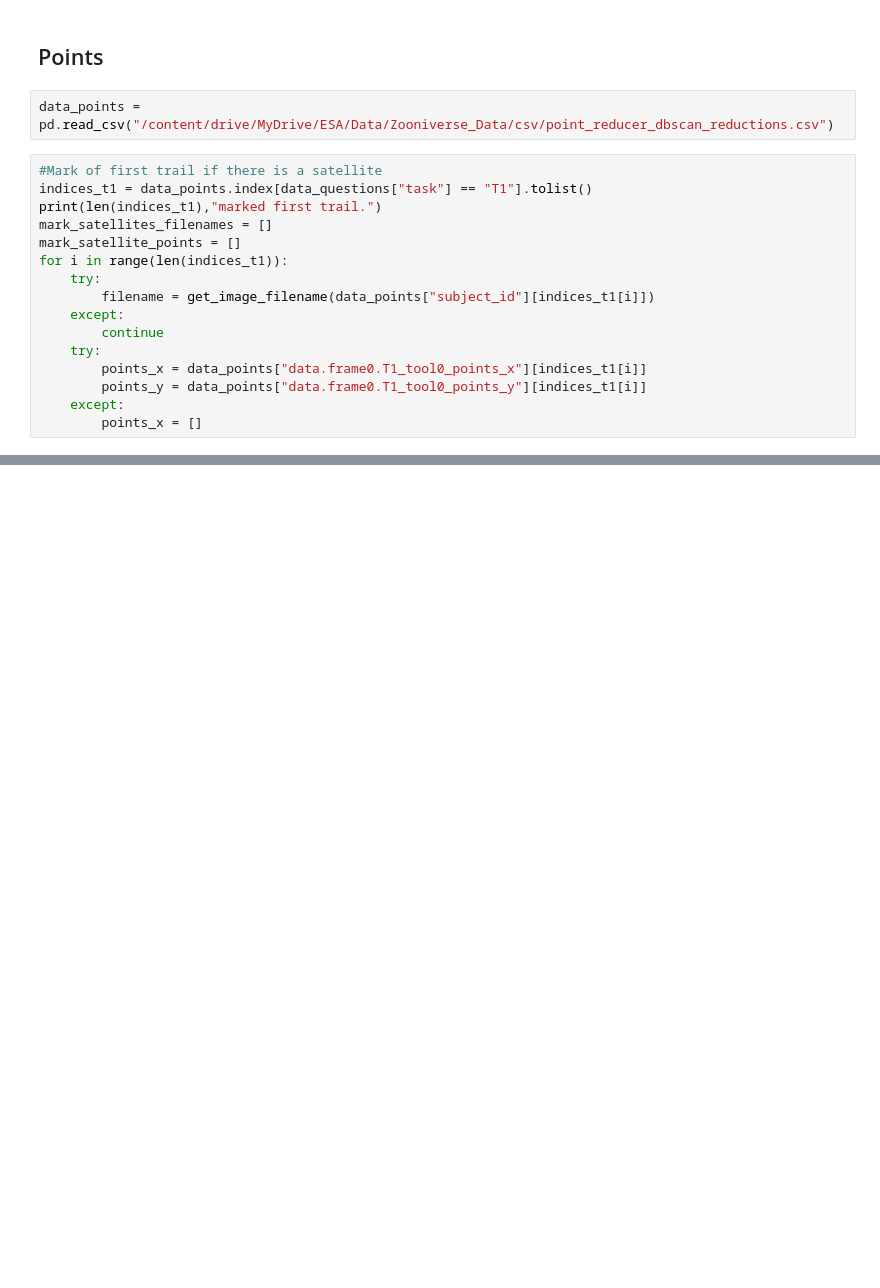
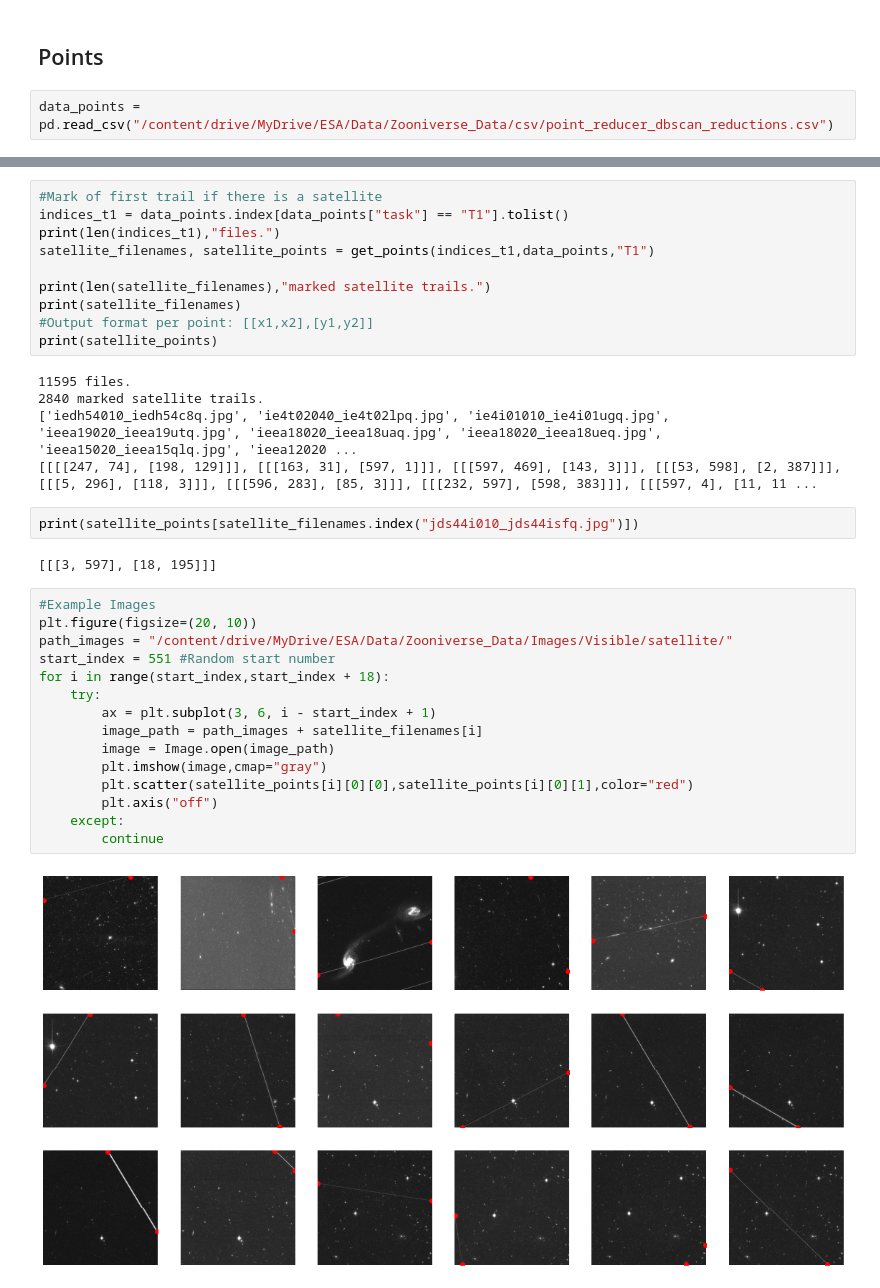
Before and after one commit to baussel/Satellite_Detection, a Jupyter notebook: Zooniverse_Data.ipynb, the cells around one changed output, grey strips where cells are left out. Drawn from its saved outputs; the diff is of its cells as text; blank space fills up the shorter version.

```diff
--- a/Zooniverse_Data.ipynb
+++ b/Zooniverse_Data.ipynb
@@ -240,19 +312,3 @@ Die letzten 5000 Zeilen der Streamingausgabe wurden abgeschnitten.
 ## Points
 # %%
 data_points = pd.read_csv("/content/drive/MyDrive/ESA/Data/Zooniverse_Data/csv/point_reducer_dbscan_reductions.csv")
-# %%
-#Mark of first trail if there is a satellite
-indices_t1 = data_points.index[data_questions["task"] == "T1"].tolist()
-print(len(indices_t1),"marked first trail.")
-mark_satellites_filenames = []
-mark_satellite_points = []
-for i in range(len(indices_t1)):
-    try:
-        filename = get_image_filename(data_points["subject_id"][indices_t1[i]])
-    except:
-        continue
-    try:
-        points_x = data_points["data.frame0.T1_tool0_points_x"][indices_t1[i]]
-        points_y = data_points["data.frame0.T1_tool0_points_y"][indices_t1[i]]
-    except:
-        points_x = []
@@ -277,0 +344,36 @@ KeyboardInterrupt: ignored
+# %%
+#Mark of first trail if there is a satellite
+indices_t1 = data_points.index[data_points["task"] == "T1"].tolist()
+print(len(indices_t1),"files.")
+satellite_filenames, satellite_points = get_points(indices_t1,data_points,"T1")
+
+print(len(satellite_filenames),"marked satellite trails.")
+print(satellite_filenames)
+#Output format per point: [[x1,x2],[y1,y2]]
+print(satellite_points)
+# %% [output]
+11595 files.
+2840 marked satellite trails.
+['iedh54010_iedh54c8q.jpg', 'ie4t02040_ie4t02lpq.jpg', 'ie4i01010_ie4i01ugq.jpg', 'ieea19020_ieea19utq.jpg', 'ieea18020_ieea18uaq.jpg', 'ieea18020_ieea18ueq.jpg', 'ieea15020_ieea15qlq.jpg', 'ieea12020 ...
+[[[[247, 74], [198, 129]]], [[[163, 31], [597, 1]]], [[[597, 469], [143, 3]]], [[[53, 598], [2, 387]]], [[[5, 296], [118, 3]]], [[[596, 283], [85, 3]]], [[[232, 597], [598, 383]]], [[[597, 4], [11, 11 ...
+# %%
+print(satellite_points[satellite_filenames.index("jds44i010_jds44isfq.jpg")])
+# %% [output]
+[[[3, 597], [18, 195]]]
+# %%
+#Example Images
+plt.figure(figsize=(20, 10))
+path_images = "/content/drive/MyDrive/ESA/Data/Zooniverse_Data/Images/Visible/satellite/"
+start_index = 551 #Random start number
+for i in range(start_index,start_index + 18):
+    try:
+        ax = plt.subplot(3, 6, i - start_index + 1)
+        image_path = path_images + satellite_filenames[i]
+        image = Image.open(image_path)
+        plt.imshow(image,cmap="gray")
+        plt.scatter(satellite_points[i][0][0],satellite_points[i][0][1],color="red")
+        plt.axis("off")
+    except:
+        continue
+# %% [output]
+[figure, added]
```
Also changed, not shown: parts of 29 cells of this notebook.
